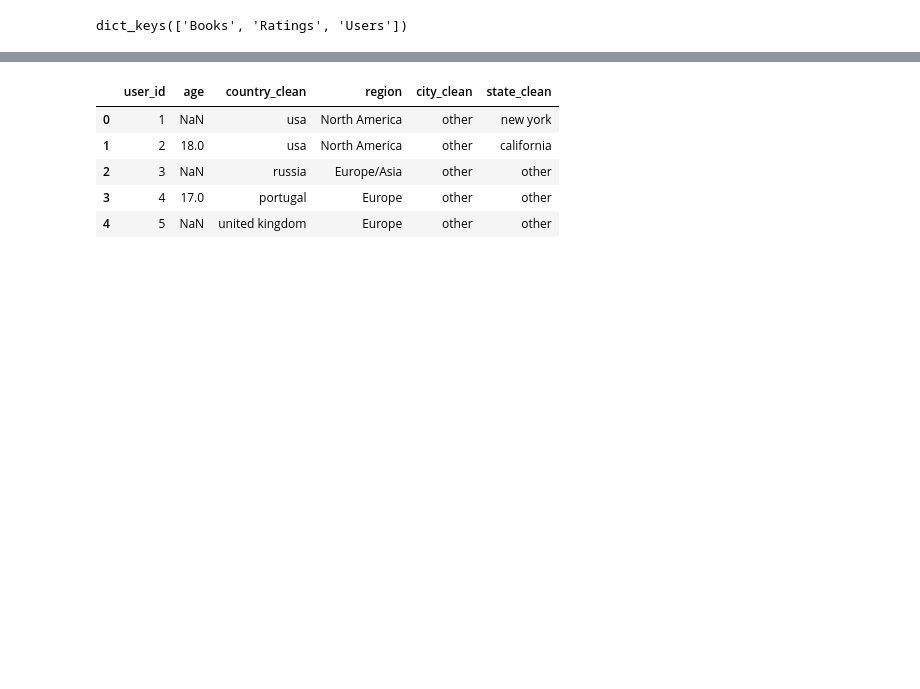
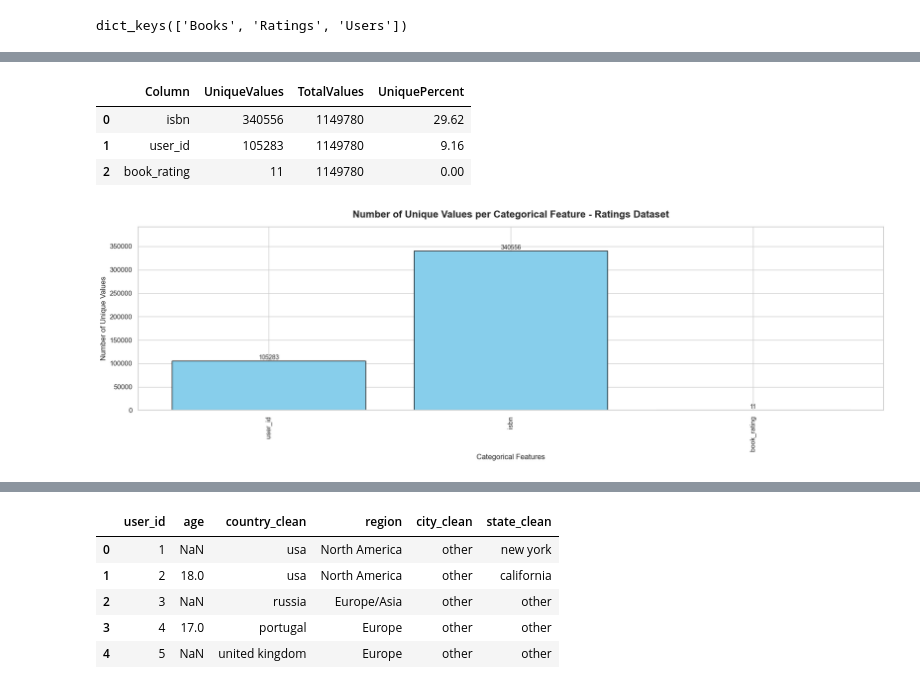
Before and after one commit to saricmilos/what-else-should-I-read, a Jupyter notebook: book_recommendation_system_eda.ipynb, the cells around one changed output, grey strips where cells are left out. Cells and saved outputs as stored; diff of their text form; code cells hidden in the pictures; blank space fills up the shorter version.

```diff
--- a/book_recommendation_system_eda.ipynb
+++ b/book_recommendation_system_eda.ipynb
@@ -207,0 +495,11 @@ ratings_df.head()
+# %%
+unique_values(ratings_df)
+# %% [output]
+|  | Column | UniqueValues | TotalValues | UniquePercent |
+| 0 | isbn | 340556 | 1149780 | 29.62 |
+| 1 | user_id | 105283 | 1149780 | 9.16 |
+| 2 | book_rating | 11 | 1149780 | 0.00 |
+# %%
+plot_number_of_unique_values(ratings_df,ratings_df.columns,"Ratings Dataset")
+# %% [output]
+[figure, added]
```
Also changed, not shown: parts of 272 cells of this notebook, 2 other files.
